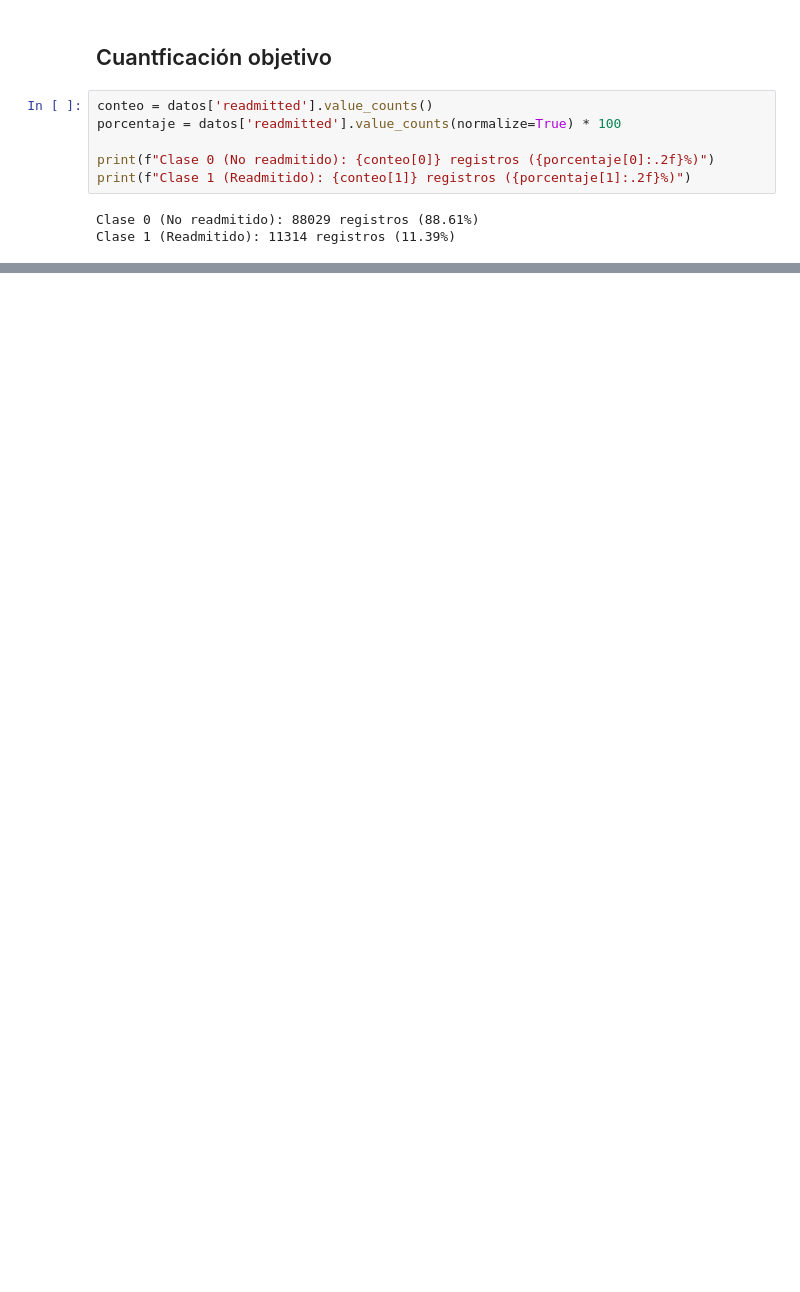
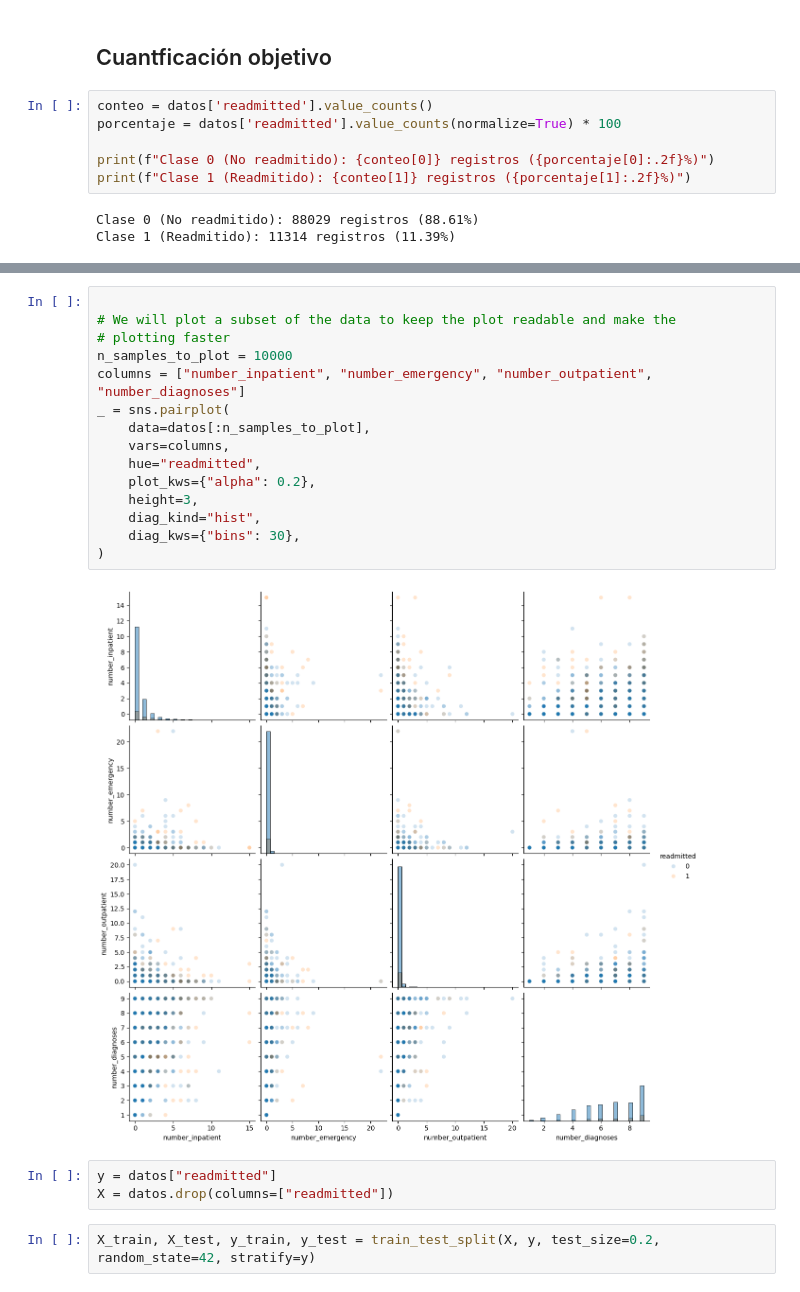
Before and after one commit to vicSA5/practica-an-lisis-de-datos-cl-nicos, a Jupyter notebook: pre-analisis.ipynb, the cells around one changed output, grey strips where cells are left out. Saved outputs shown, nothing was run; the diff lists cells and outputs as text; blank space fills up the shorter version.

```diff
--- a/pre-analisis.ipynb
+++ b/pre-analisis.ipynb
@@ -547,0 +575,22 @@ Clase 1 (Readmitido): 11314 registros (11.39%)
+# %%
+
+# We will plot a subset of the data to keep the plot readable and make the
+# plotting faster
+n_samples_to_plot = 10000
+columns = ["number_inpatient", "number_emergency", "number_outpatient", "number_diagnoses"]
+_ = sns.pairplot(
+    data=datos[:n_samples_to_plot],
+    vars=columns,
+    hue="readmitted",
+    plot_kws={"alpha": 0.2},
+    height=3,
+    diag_kind="hist",
+    diag_kws={"bins": 30},
+)
+# %% [output]
+[figure, added]
+# %%
+y = datos["readmitted"]
+X = datos.drop(columns=["readmitted"])
+# %%
+X_train, X_test, y_train, y_test = train_test_split(X, y, test_size=0.2, random_state=42, stratify=y)
```
Also changed, not shown: parts of 9 cells of this notebook, 1 other file.
